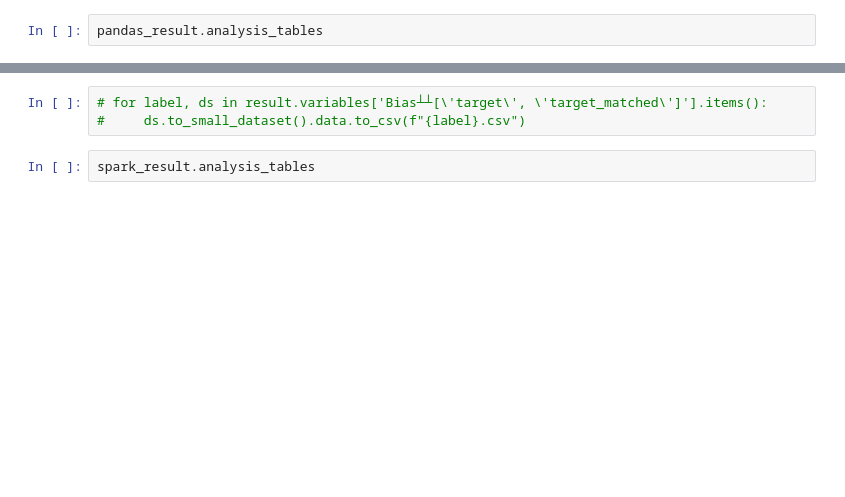
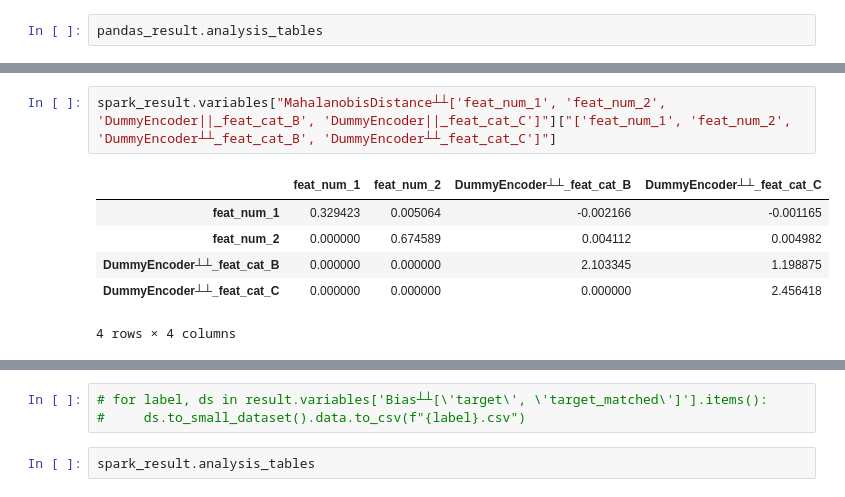
Before and after one commit to sb-ai-lab/HypEx, a Jupyter notebook: perfomance_mathcing.ipynb, the cells around one changed output, grey strips where cells are left out. Drawn from its saved outputs; the diff is of its cells as text; blank space fills up the shorter version.

```diff
--- a/perfomance_mathcing.ipynb
+++ b/perfomance_mathcing.ipynb
@@ -445,0 +415,9 @@ executor.key = MatchingAnalyzer┴┴; dt = 0.0027c
+# %%
+spark_result.variables["MahalanobisDistance┴┴['feat_num_1', 'feat_num_2', 'DummyEncoder||_feat_cat_B', 'DummyEncoder||_feat_cat_C']"]["['feat_num_1', 'feat_num_2', 'DummyEncoder┴┴_feat_cat_B', 'DummyEncoder┴┴_feat_cat_C']"]
+# %% [output]
+|  | feat_num_1 | feat_num_2 | DummyEncoder┴┴_feat_cat_B | DummyEncoder┴┴_feat_cat_C |
+| feat_num_1 | 0.329423 | 0.005064 | -0.002166 | -0.001165 |
+| feat_num_2 | 0.000000 | 0.674589 | 0.004112 | 0.004982 |
+| DummyEncoder┴┴_feat_cat_B | 0.000000 | 0.000000 | 2.103345 | 1.198875 |
+| DummyEncoder┴┴_feat_cat_C | 0.000000 | 0.000000 | 0.000000 | 2.456418 |
+4 rows × 4 columns
```
Also changed, not shown: parts of 11 cells of this notebook, 2 other files.
